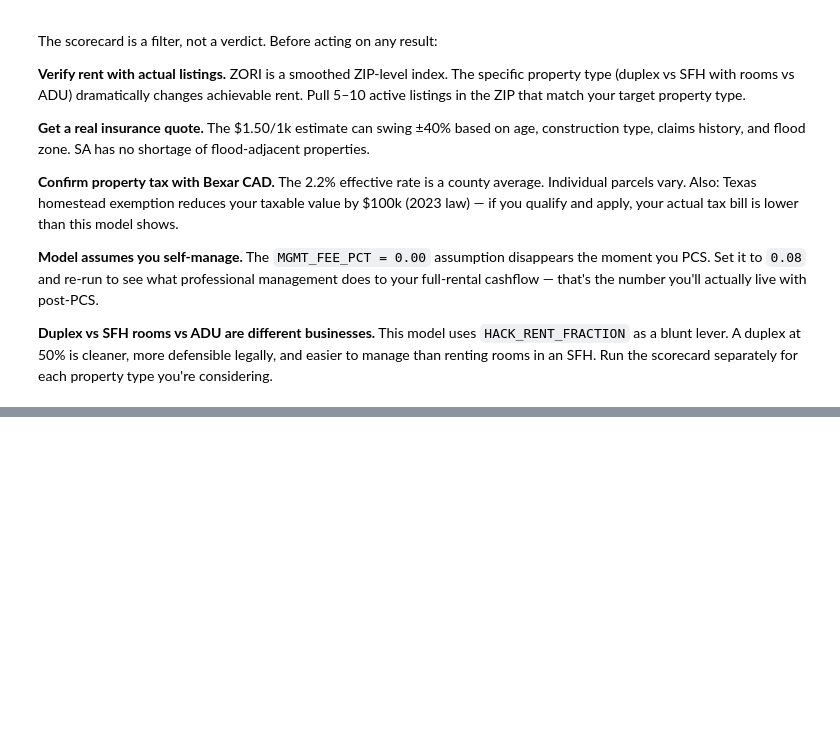
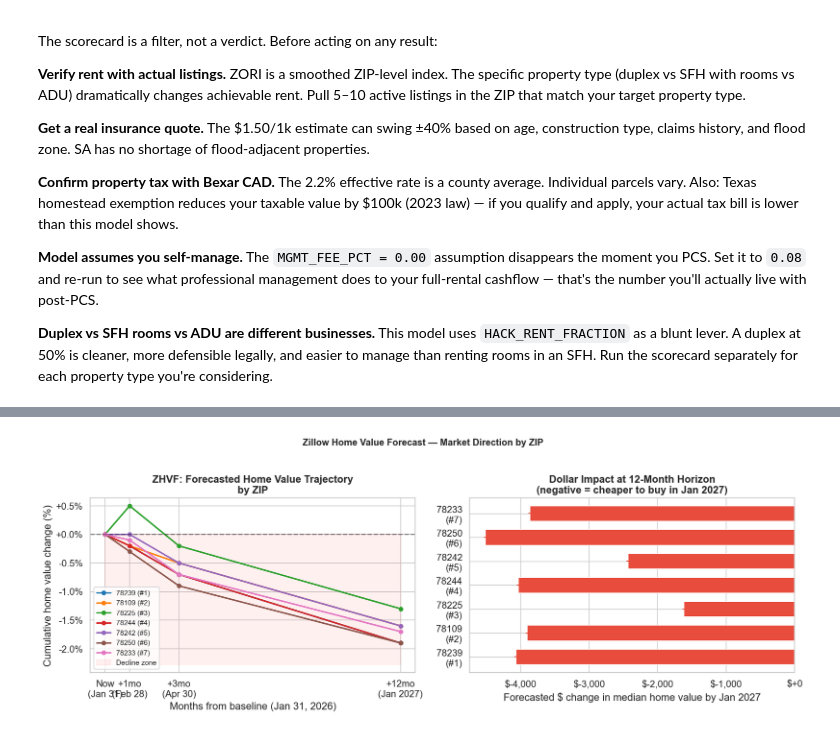
Before and after one commit to asndiallo/satx_house_hack_model, a Jupyter notebook: notebooks/02_cashflow.ipynb, the cells around one changed output, grey strips where cells are left out. Cells and saved outputs as stored; diff of their text form; code cells hidden in the pictures; blank space fills up the shorter version.

```diff
--- a/notebooks/02_cashflow.ipynb
+++ b/notebooks/02_cashflow.ipynb
@@ -856,0 +867,90 @@ The scorecard is a filter, not a verdict. Before acting on any result:
+# %%
+# ── Load ZHVF (Zillow Home Value Forecast) ───────────────────────────────────
+zhvf_path = ROOT / 'data' / 'raw' / 'zhvf_growth_zip.csv'
+zhvf_raw  = pd.read_csv(zhvf_path, dtype={'RegionName': str})
+zhvf_raw['RegionName'] = zhvf_raw['RegionName'].str.zfill(5)
+
+scored_zips  = scored['zip'].tolist()
+zhvf         = zhvf_raw[zhvf_raw['RegionName'].isin(scored_zips)].copy()
+zhvf         = zhvf.rename(columns={'RegionName': 'zip'})
+
+# Forecast columns: {raw_col: (short_label, months_from_base)}
+FORECAST_MAP = {
+    '2026-02-28': ('1mo',  1),
+    '2026-04-30': ('3mo',  3),
+    '2027-01-31': ('12mo', 12),
+}
+
+# Rename to short labels and merge with cashflow table
+zhvf_slim = zhvf[['zip'] + list(FORECAST_MAP.keys())].rename(
+    columns={k: v[0] for k, v in FORECAST_MAP.items()}
+)
+cf_z = cf.merge(zhvf_slim, on='zip', how='left')
+
+# ── Summary table ─────────────────────────────────────────────────────────────
+BASE_DATE = zhvf['BaseDate'].iloc[0]
+print(f"Zillow Home Value Forecast — baseline: {BASE_DATE}")
+print(f"Cumulative % change from baseline (negative = prices falling)\n")
+print(f"  {'ZIP':>5}  {'#':>3}  {'Feb 28':>8}  {'Apr 30':>8}  {'Jan 2027':>10}  {'$ at 12mo':>12}  {'Direction'}")
+print(f"  {'─'*72}")
+for _, row in cf_z.iterrows():
+    m1  = row.get('1mo',  0) or 0
+    m3  = row.get('3mo',  0) or 0
+    m12 = row.get('12mo', 0) or 0
+    dollar_12 = row['price'] * m12 / 100
+    trend = 'DECLINING' if m12 < -0.5 else ('FLAT' if abs(m12) <= 0.5 else 'RISING')
+    print(f"  {row['zip']:>5}  #{row['rank']:.0f}  {m1:>+7.1f}%  {m3:>+7.1f}%  {m12:>+9.1f}%  "
+          f"  ${dollar_12:>+9,.0f}   {trend}")
+
+print(f"\n  '$ at 12mo' = forecasted dollar change in median home value by Jan 2027.")
+print(f"  Negative means: this ZIP would be cheaper to buy in Jan 2027 than today.")
+
+# ── Trajectory chart ──────────────────────────────────────────────────────────
+time_months = [0, 1, 3, 12]
+time_labels = ['Now\n(Jan 31)', '+1mo\n(Feb 28)', '+3mo\n(Apr 30)', '+12mo\n(Jan 2027)']
+
+fig, axes = plt.subplots(1, 2, figsize=(14, 5))
+palette    = sns.color_palette('tab10', n_colors=len(cf_z))
+
+# Left: % trajectory per ZIP
+ax = axes[0]
+for i, (_, row) in enumerate(cf_z.iterrows()):
+    vals = [0, row.get('1mo', 0) or 0, row.get('3mo', 0) or 0, row.get('12mo', 0) or 0]
+    ax.plot(time_months, vals, linewidth=2, marker='o', markersize=5,
+            label=f"{row['zip']} (#{row['rank']:.0f})", color=palette[i])
+
+ax.axhline(0, color='black', linewidth=1.5, linestyle='--', alpha=0.4)
+ax.fill_between(time_months, min(cf_z['12mo'].min() * 1.2, -0.1), 0,
+                alpha=0.06, color='red', label='Decline zone')
+ax.set_xlabel('Months from baseline (Jan 31, 2026)')
+ax.set_ylabel('Cumulative home value change (%)')
+ax.set_title('ZHVF: Forecasted Home Value Trajectory\nby ZIP', fontweight='bold')
+ax.legend(fontsize=9)
+ax.set_xticks(time_months)
+ax.set_xticklabels(time_labels)
+ax.yaxis.set_major_formatter(mticker.FuncFormatter(lambda x, _: f'{x:+.1f}%'))
+
+# Right: $ impact at 12-month horizon
+ax2 = axes[1]
+dollar_12  = [row['price'] * (row.get('12mo', 0) or 0) / 100 for _, row in cf_z.iterrows()]
+zip_labels = [f"{row['zip']}\n(#{row['rank']:.0f})" for _, row in cf_z.iterrows()]
+bar_colors = [POSITIVE_COLOR if v >= 0 else NEGATIVE_COLOR for v in dollar_12]
+bars = ax2.barh(range(len(cf_z)), dollar_12, color=bar_colors, edgecolor='white', height=0.65)
+ax2.axvline(0, color='black', linewidth=1.5)
+for bar, val in zip(bars, dollar_12):
+    lbl   = f'+${val:,.0f}' if val >= 0 else f'−${abs(val):,.0f}'
+    x_off = 30 if val >= 0 else -30
+    ax2.text(val + x_off, bar.get_y() + bar.get_height() / 2,
+             lbl, va='center', fontsize=9, fontweight='bold',
+             color=POSITIVE_COLOR if val >= 0 else NEGATIVE_COLOR)
+ax2.set_yticks(range(len(cf_z)))
+ax2.set_yticklabels(zip_labels)
+ax2.set_xlabel('Forecasted $ change in median home value by Jan 2027')
+ax2.set_title('Dollar Impact at 12-Month Horizon\n(negative = cheaper to buy in Jan 2027)', fontweight='bold')
+ax2.xaxis.set_major_formatter(mticker.FuncFormatter(lambda x, _: f'${x:+,.0f}'))
+
+plt.suptitle('Zillow Home Value Forecast — Market Direction by ZIP',
+             fontsize=12, fontweight='bold', y=1.02)
+plt.tight_layout()
+plt.show()
+# %% [output]
@@ -856,0 +972 @@ The scorecard is a filter, not a verdict. Before acting on any result:
+[figure, added]
```
Also changed, not shown: parts of 5 cells of this notebook, 8 other files.
